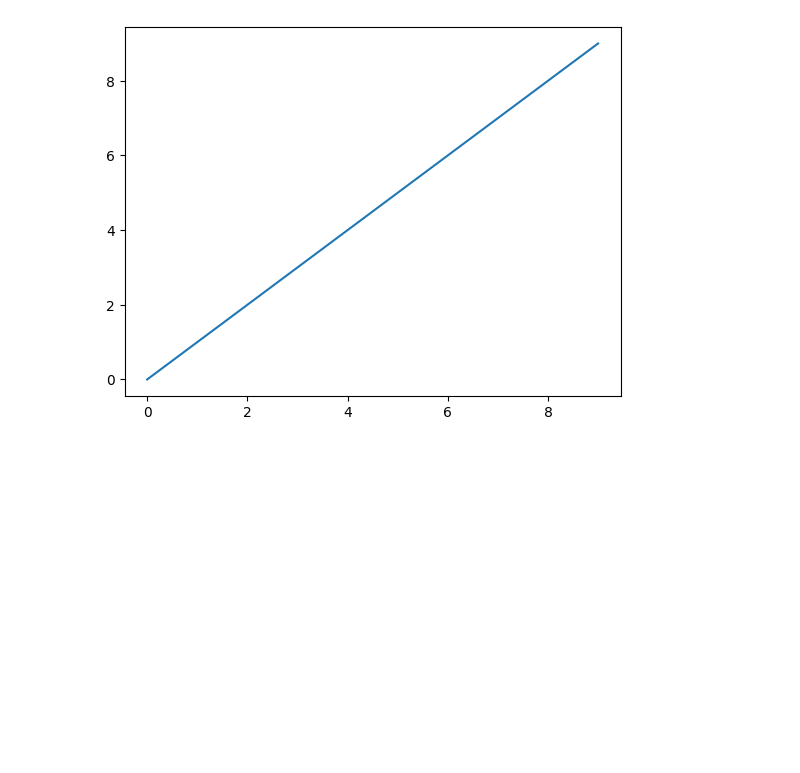
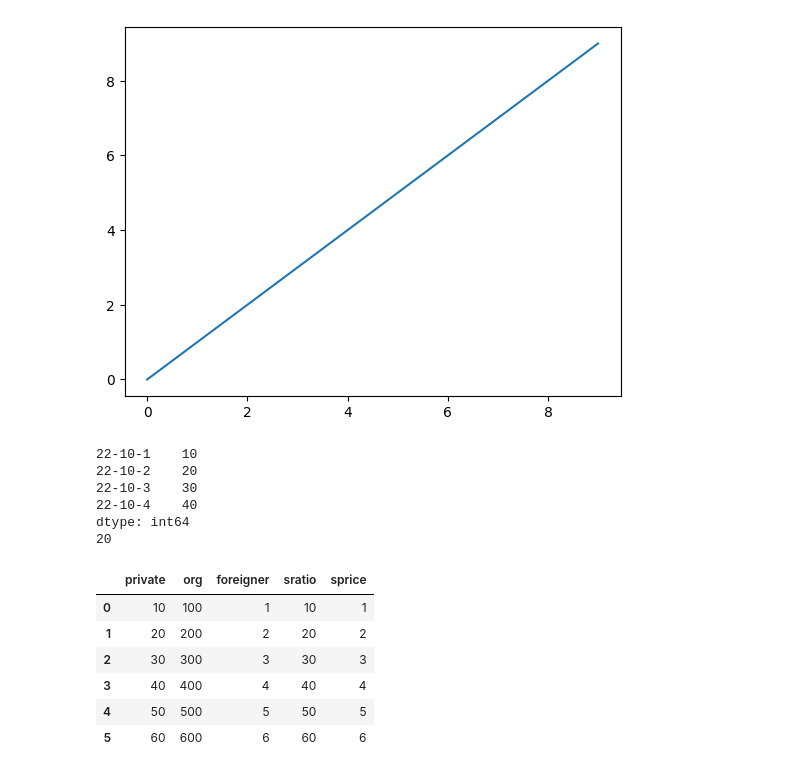
Before and after one commit to papasmf1/python221005, a Jupyter notebook: DemoPandas.ipynb, the cells around one changed output. Saved outputs shown, nothing was run; the diff lists cells and outputs as text; code cells hidden in the pictures; blank space fills up the shorter version.

```diff
--- a/DemoPandas.ipynb
+++ b/DemoPandas.ipynb
@@ -16,5 +16,36 @@ Populating the interactive namespace from numpy and matplotlib
 from pandas import Series, DataFrame
 import pandas as pd
 
-multicampus = Series([10,20,30,40])
-type(multicampus)
+multicampus = Series([10,20,30,40],
+    index=["22-10-1","22-10-2","22-10-3","22-10-4"])
+#type(multicampus)
+print(multicampus)
+print( multicampus["22-10-2"] )
+# %% [output]
+22-10-1    10
+22-10-2    20
+22-10-3    30
+22-10-4    40
+dtype: int64
+20
+# %%
+#다중의 행열(2차원배열)
+data = {"foreigner":[1,2,3,4,5,6],
+        "sratio":[10,20,30,40,50,60],
+        "org":[100,200,300,400,500,600],
+        "sprice":[1,2,3,4,5,6],
+        "private":[10,20,30,40,50,60]
+        }
+
+#데이터프레임으로 로딩(내가 원하는 순서로 로딩)
+frame = DataFrame(data,
+    columns=["private","org","foreigner","sratio","sprice"])
+frame
+# %% [output]
+|  | private | org | foreigner | sratio | sprice |
+| 0 | 10 | 100 | 1 | 10 | 1 |
+| 1 | 20 | 200 | 2 | 20 | 2 |
+| 2 | 30 | 300 | 3 | 30 | 3 |
+| 3 | 40 | 400 | 4 | 40 | 4 |
+| 4 | 50 | 500 | 5 | 50 | 5 |
+| 5 | 60 | 600 | 6 | 60 | 6 |
```
Also changed, not shown: parts of 12 cells of this notebook, 9 other files.
